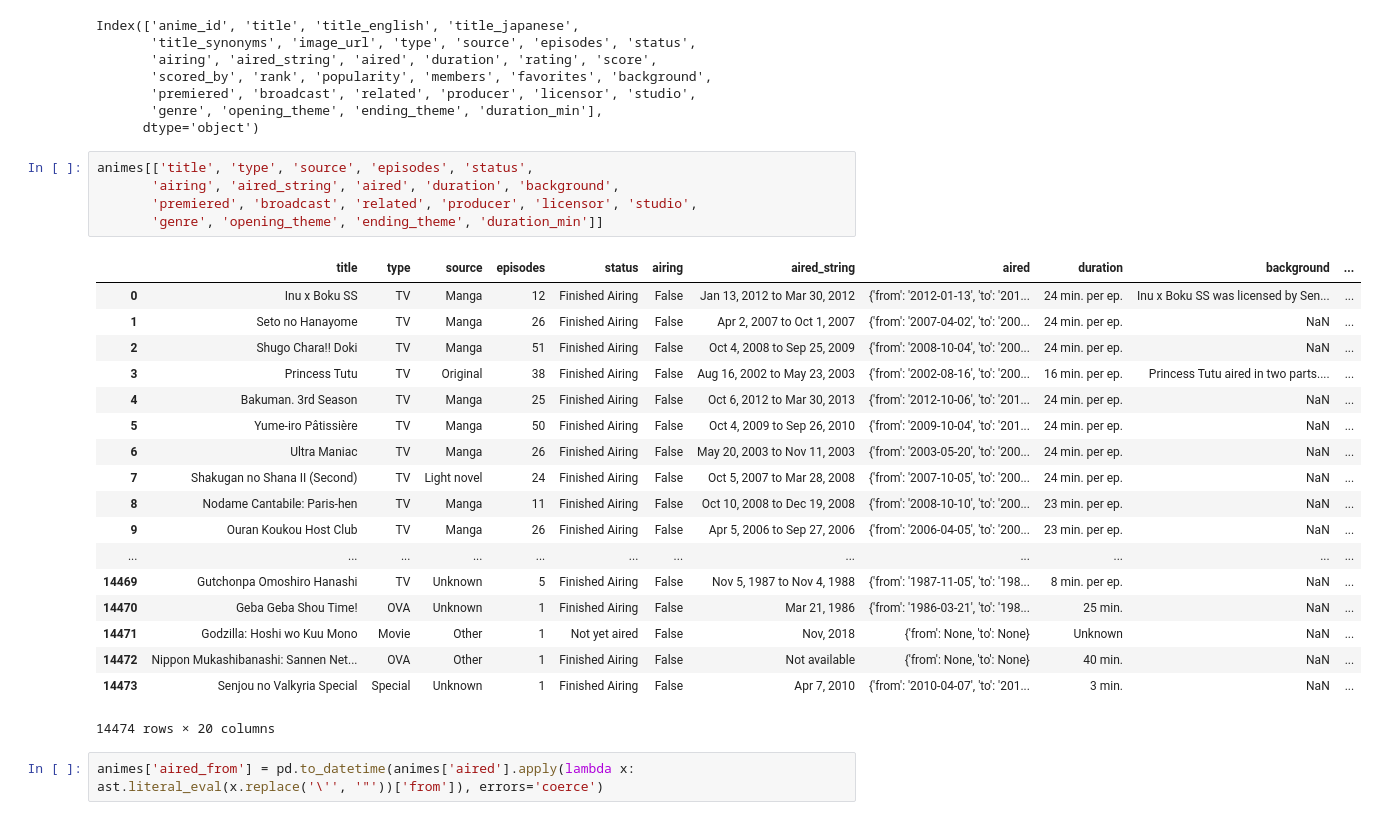
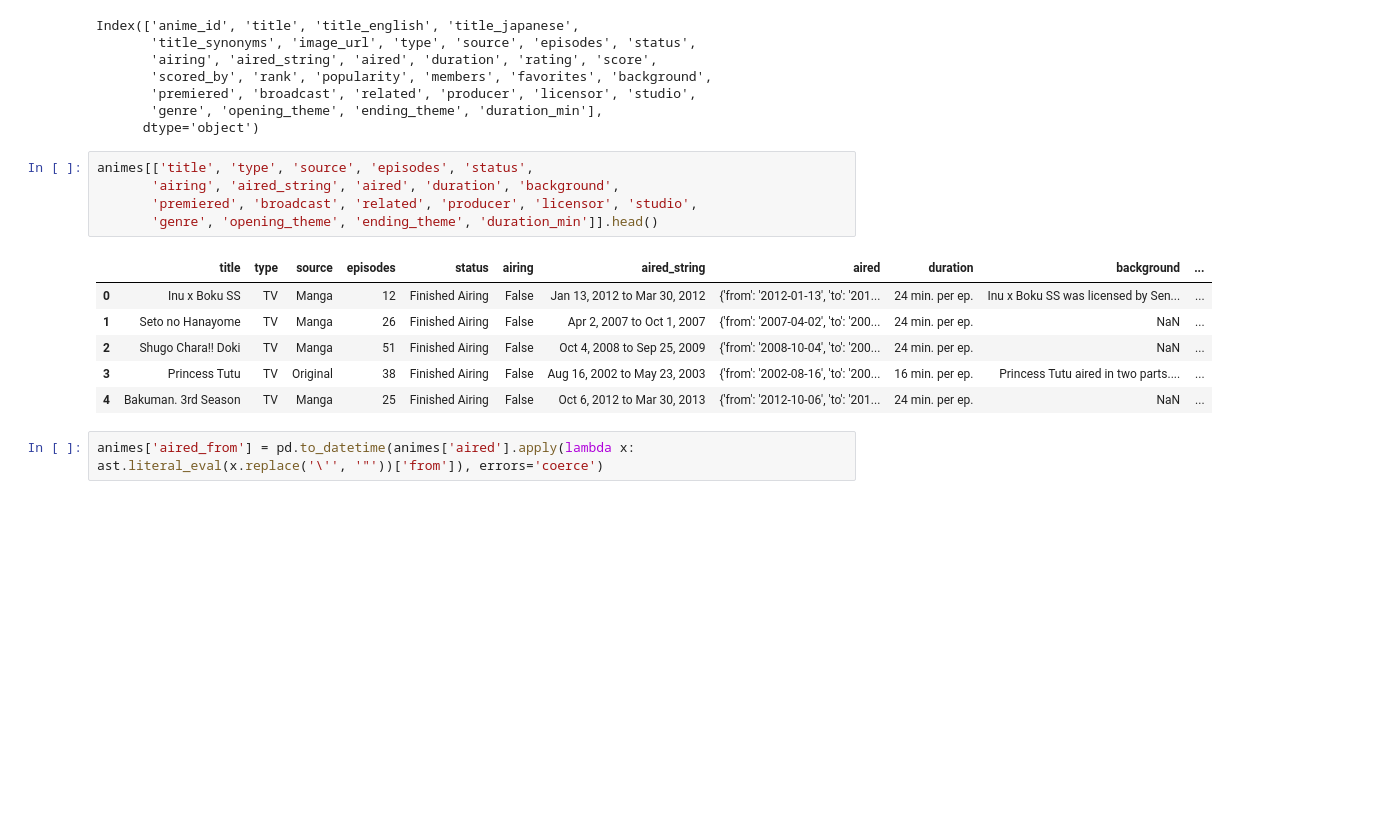
Before and after one commit to racinmat/mal-analysis, a Jupyter notebook: basic_analysis.ipynb, the cells around one changed output. Saved outputs shown, nothing was run; the diff lists cells and outputs as text; blank space fills up the shorter version.

```diff
--- a/basic_analysis.ipynb
+++ b/basic_analysis.ipynb
@@ -40,27 +40,15 @@ Index(['anime_id', 'title', 'title_english', 'title_japanese',
 # %%
 animes[['title', 'type', 'source', 'episodes', 'status',
        'airing', 'aired_string', 'aired', 'duration', 'background',
        'premiered', 'broadcast', 'related', 'producer', 'licensor', 'studio',
-       'genre', 'opening_theme', 'ending_theme', 'duration_min']]
+       'genre', 'opening_theme', 'ending_theme', 'duration_min']].head()
 # %% [output]
 |  | title | type | source | episodes | status | airing | aired_string | aired | duration | background | ... |
 | 0 | Inu x Boku SS | TV | Manga | 12 | Finished Airing | False | Jan 13, 2012 to Mar 30, 2012 | {'from': '2012-01-13', 'to': '201... | 24 min. per ep. | Inu x Boku SS was licensed by Sen... | ... |
 | 1 | Seto no Hanayome | TV | Manga | 26 | Finished Airing | False | Apr 2, 2007 to Oct 1, 2007 | {'from': '2007-04-02', 'to': '200... | 24 min. per ep. | NaN | ... |
 | 2 | Shugo Chara!! Doki | TV | Manga | 51 | Finished Airing | False | Oct 4, 2008 to Sep 25, 2009 | {'from': '2008-10-04', 'to': '200... | 24 min. per ep. | NaN | ... |
 | 3 | Princess Tutu | TV | Original | 38 | Finished Airing | False | Aug 16, 2002 to May 23, 2003 | {'from': '2002-08-16', 'to': '200... | 16 min. per ep. | Princess Tutu aired in two parts.... | ... |
 | 4 | Bakuman. 3rd Season | TV | Manga | 25 | Finished Airing | False | Oct 6, 2012 to Mar 30, 2013 | {'from': '2012-10-06', 'to': '201... | 24 min. per ep. | NaN | ... |
-| 5 | Yume-iro Pâtissière | TV | Manga | 50 | Finished Airing | False | Oct 4, 2009 to Sep 26, 2010 | {'from': '2009-10-04', 'to': '201... | 24 min. per ep. | NaN | ... |
-| 6 | Ultra Maniac | TV | Manga | 26 | Finished Airing | False | May 20, 2003 to Nov 11, 2003 | {'from': '2003-05-20', 'to': '200... | 24 min. per ep. | NaN | ... |
-| 7 | Shakugan no Shana II (Second) | TV | Light novel | 24 | Finished Airing | False | Oct 5, 2007 to Mar 28, 2008 | {'from': '2007-10-05', 'to': '200... | 24 min. per ep. | NaN | ... |
-| 8 | Nodame Cantabile: Paris-hen | TV | Manga | 11 | Finished Airing | False | Oct 10, 2008 to Dec 19, 2008 | {'from': '2008-10-10', 'to': '200... | 23 min. per ep. | NaN | ... |
-| 9 | Ouran Koukou Host Club | TV | Manga | 26 | Finished Airing | False | Apr 5, 2006 to Sep 27, 2006 | {'from': '2006-04-05', 'to': '200... | 23 min. per ep. | NaN | ... |
-| ... | ... | ... | ... | ... | ... | ... | ... | ... | ... | ... | ... |
-| 14469 | Gutchonpa Omoshiro Hanashi | TV | Unknown | 5 | Finished Airing | False | Nov 5, 1987 to Nov 4, 1988 | {'from': '1987-11-05', 'to': '198... | 8 min. per ep. | NaN | ... |
-| 14470 | Geba Geba Shou Time! | OVA | Unknown | 1 | Finished Airing | False | Mar 21, 1986 | {'from': '1986-03-21', 'to': '198... | 25 min. | NaN | ... |
-| 14471 | Godzilla: Hoshi wo Kuu Mono | Movie | Other | 1 | Not yet aired | False | Nov, 2018 | {'from': None, 'to': None} | Unknown | NaN | ... |
-| 14472 | Nippon Mukashibanashi: Sannen Net... | OVA | Other | 1 | Finished Airing | False | Not available | {'from': None, 'to': None} | 40 min. | NaN | ... |
-| 14473 | Senjou no Valkyria Special | Special | Unknown | 1 | Finished Airing | False | Apr 7, 2010 | {'from': '2010-04-07', 'to': '201... | 3 min. | NaN | ... |
-14474 rows × 20 columns
 # %%
 animes['aired_from'] = pd.to_datetime(animes['aired'].apply(lambda x: ast.literal_eval(x.replace('\'', '"'))['from']), errors='coerce')
 # %%
```
Also changed, not shown: parts of 4 cells of this notebook.
